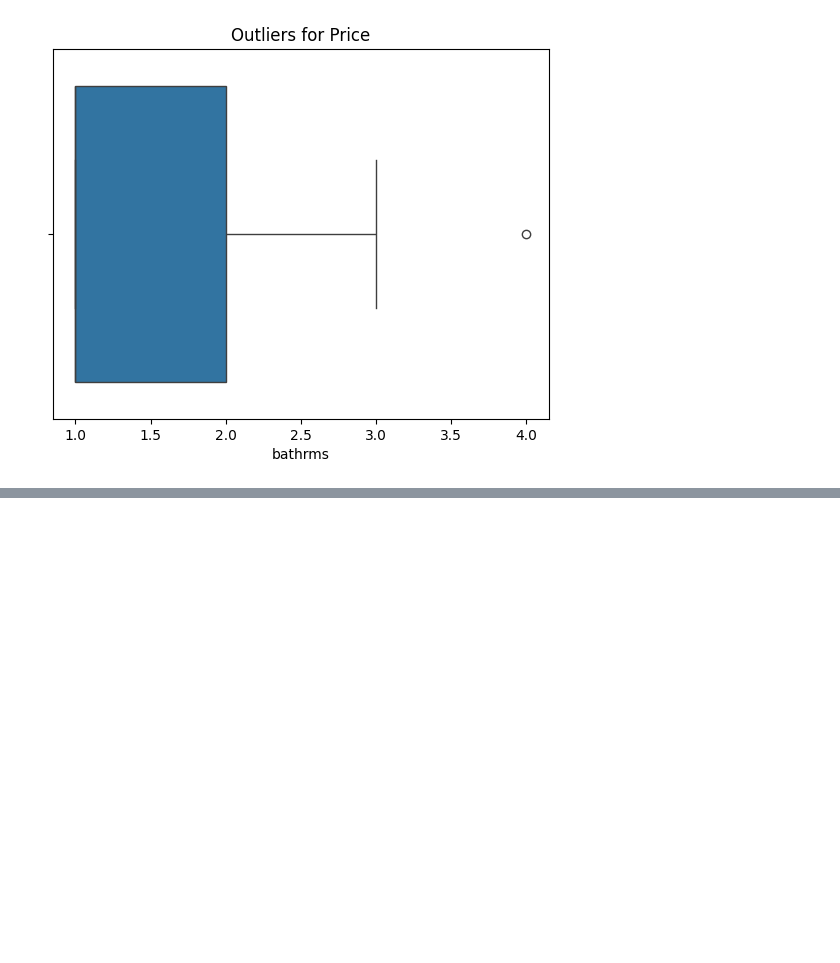
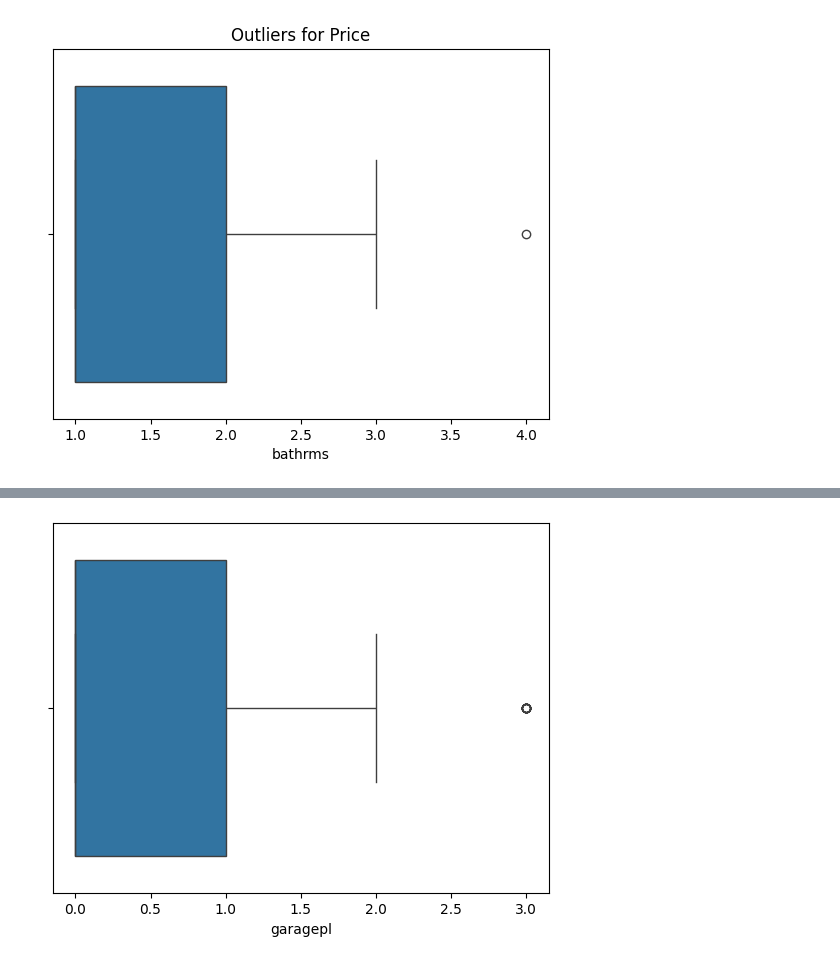
Before and after one commit to Roottoaccess/Semister2_ALL_important_concepts, a Jupyter notebook: AI and ML/housing.ipynb, the cells around one changed output, grey strips where cells are left out. Cells and saved outputs as stored; diff of their text form; code cells hidden in the pictures; blank space fills up the shorter version.

```diff
--- a/AI and ML/housing.ipynb
+++ b/AI and ML/housing.ipynb
@@ -182,0 +259,5 @@ plt.show()
+# %%
+sns.boxplot(x = 'garagepl',data =df)
+plt.show()
+# %% [output]
+[figure, added]
```
Also changed, not shown: parts of 31 cells of this notebook, 2 other files.
